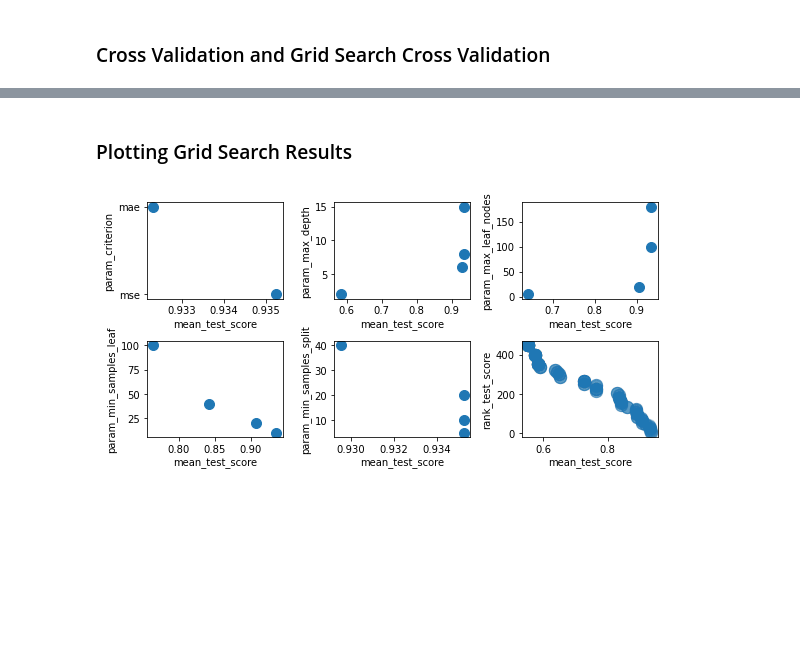
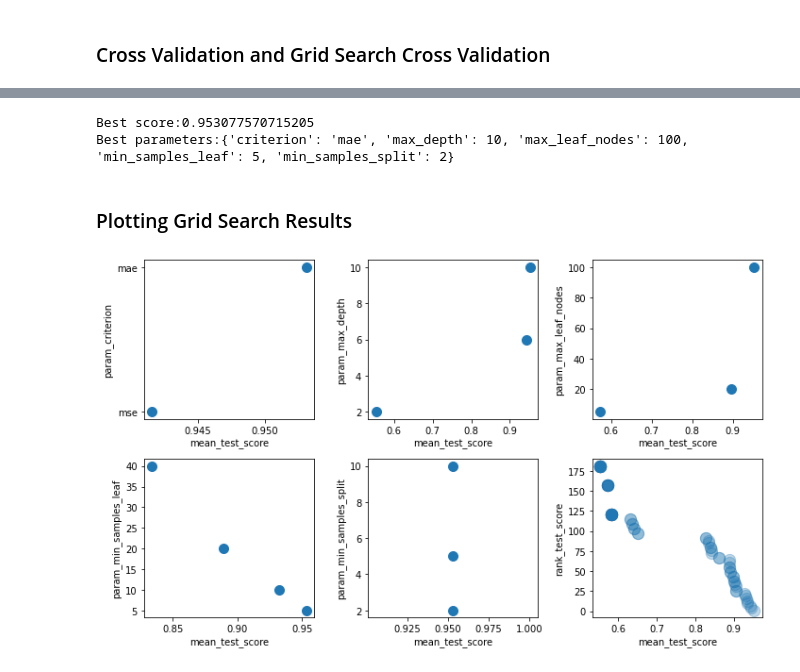
Before and after one commit to MissRitter/AirbnbSeattle_price_analysis, a Jupyter notebook: 04_price_model.ipynb, the cells around one changed output, grey strips where cells are left out. Cells and saved outputs as stored; diff of their text form; code cells hidden in the pictures; blank space fills up the shorter version.

Commit message:
Sum: Updated hyper parameter search

```diff
--- a/04_price_model.ipynb
+++ b/04_price_model.ipynb
@@ -132,11 +139,17 @@ array([0.96327603, 0.99789295, 0.86676132, 0.88765299, 0.99649381,
 # %%
 # Optimize hyper parameters
 
+# criterion{“mse”, “friedman_mse”, “mae”, “poisson”}, default=”mse”
+# min_samples_split int or float, default=2
+# max_depth int, default=None
+# min_samples_leaf int or float, default=1
+# max_leaf_nodes int, default=None
+
 # Set a range of hyper parameters for a grid search
 par_tree = {'criterion': ['mse', 'mae'],
-    'min_samples_split': [ 10, 20, 40],
-    'max_depth': [2, 6, 8],
-    'min_samples_leaf': [ 20, 40, 100],
+    'min_samples_split': [2, 5, 10],
+    'max_depth': [2, 6, 10],  # 15
+    'min_samples_leaf': [5, 10, 20, 40],
     'max_leaf_nodes': [5, 20, 100]
     }
 
@@ -153,11 +166,10 @@ df_cv_tree.to_csv('grid_search_parameter_results.csv')
 df_best_param.to_csv('grid_search_best_parameter.csv')
 
 print('Best score:{}'.format(gridsearch_tree.best_score_))
-print('Best Parameter:{}'.format(gridsearch_tree.best_params_))
-# Score:0.906381437648208
-# Parameter:{'criterion': 'mse', 'max_depth': 8, 'max_leaf_nodes': 100, 'min_samples_leaf': 20, 'min_samples_split': 10}
-# Best score:0.935253279596466
-# Best Parameter:{'criterion': 'mse', 'max_depth': 15, 'max_leaf_nodes': 180, 'min_samples_leaf': 10, 'min_samples_split': 5}
+print('Best parameters:{}'.format(gridsearch_tree.best_params_))
+# %% [output]
+Best score:0.953077570715205
+Best parameters:{'criterion': 'mae', 'max_depth': 10, 'max_leaf_nodes': 100, 'min_samples_leaf': 5, 'min_samples_split': 2}
 # %%
 # Load reasults from csv to df
 df_cv_tree = pd.read_csv('grid_search_parameter_results.csv')
@@ -170,16 +182,16 @@ def plot_gs_param(df_cv, best_parameters, parameter, ax, color):
 
     INPUT:
         df_cv (pd.DataFrame): GridSearchCV.cv_results_
-        best_paramters (pd.Series) - GridSearchCV.best_params_
+        best_paramters (pd.Series): GridSearchCV.best_params_
             or 'df_cv' column with 'best mean_test_score'
-            index should match 'df_cv' column names
+            index names should match 'df_cv' column names for parameters
         parameter (str): 'the param_'-column in 'df_cv' to plot
         ax (plt.ax): the ax to plot in
         color (str): the plot color
     '''
 
     df = df_cv
-    # drop the paramter from the 'best_parameter' list to keep all values
+    # drop 'paramter' from the 'best_parameter' list to keep all values
     best_parameters = best_parameters.drop(parameter)
     best_index = best_parameters.index
     # Loop through 'best_index' and filter each column for the best value
@@ -196,15 +208,17 @@ best = df_best_param.rename(lambda x: 'param_'+x , axis=1).squeeze()
 best = best[parameter_cols]
 # %%
 # Create a figure and axes
-f, ax = plt.subplots(2, 3, figsize=[8,4])
+f, ax = plt.subplots(2, 3, figsize=[10,6])
 ax = list(ax[0,:])+list(ax[1,:])
 
 # Plot all paremeters against mean_test_score
 for i in range(0,parameter_cols.shape[0]):
     plot_gs_param(df_cv_tree, best, parameter_cols[i], ax[i], 'C0')
 
 # Plot the developement for GridSearchCV
-df_cv_tree.plot(kind='scatter', x='mean_test_score', y='rank_test_score', s=150, alpha=0.1, ax=ax[5])
+df_cv_tree.plot(kind='scatter', x='mean_test_score', y='rank_test_score',
+                s=150, alpha=0.1, ax=ax[5]
+                )
 f.tight_layout()
 # %% [output]
-[figure, old version]
+[figure, new version]
```
Also changed, not shown: parts of 3 cells of this notebook, 2 other files.
